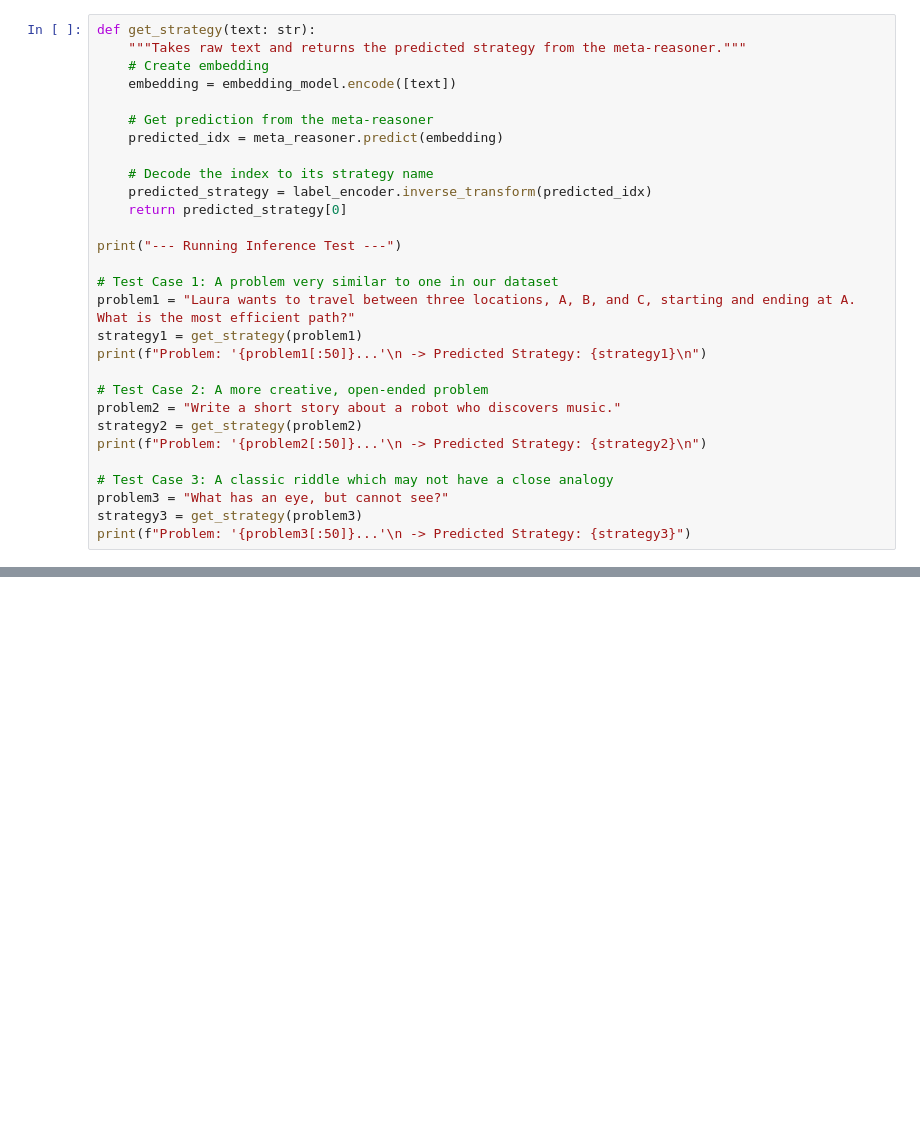
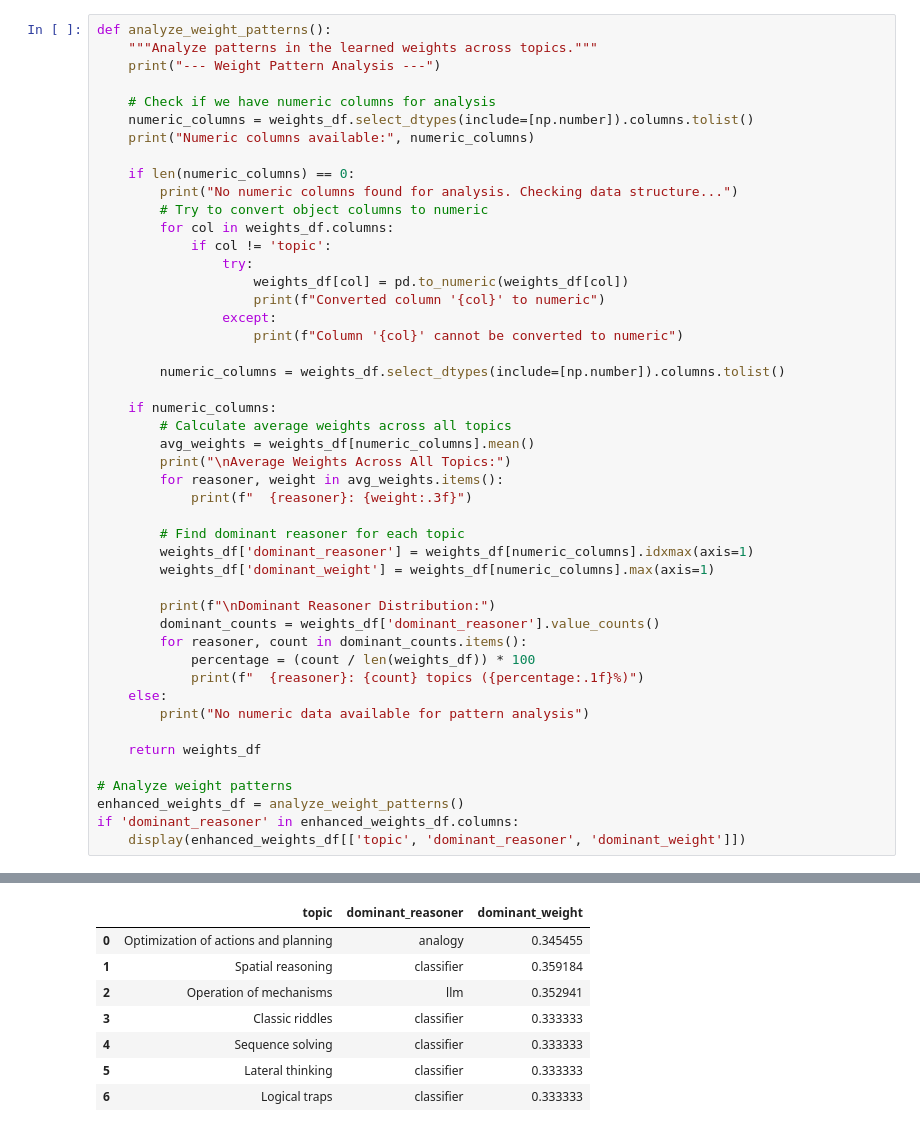
Before and after one commit to ShanmugaRamana/agentic-reasoning-engine, a Jupyter notebook: notebooks/07_meta_reasoner_evaluation.ipynb, the cells around one changed output, grey strips where cells are left out. Saved outputs shown, nothing was run; the diff lists cells and outputs as text; blank space fills up the shorter version.

```diff
--- a/notebooks/07_meta_reasoner_evaluation.ipynb
+++ b/notebooks/07_meta_reasoner_evaluation.ipynb
@@ -82,30 +108,48 @@ plt.show()
 # %%
-def get_strategy(text: str):
-    """Takes raw text and returns the predicted strategy from the meta-reasoner."""
-    # Create embedding
-    embedding = embedding_model.encode([text])
+def analyze_weight_patterns():
+    """Analyze patterns in the learned weights across topics."""
+    print("--- Weight Pattern Analysis ---")
 
-    # Get prediction from the meta-reasoner
-    predicted_idx = meta_reasoner.predict(embedding)
+    # Check if we have numeric columns for analysis
+    numeric_columns = weights_df.select_dtypes(include=[np.number]).columns.tolist()
+    print("Numeric columns available:", numeric_columns)
 
-    # Decode the index to its strategy name
-    predicted_strategy = label_encoder.inverse_transform(predicted_idx)
-    return predicted_strategy[0]
+    if len(numeric_columns) == 0:
+        print("No numeric columns found for analysis. Checking data structure...")
+        # Try to convert object columns to numeric
+        for col in weights_df.columns:
+            if col != 'topic':
+                try:
+                    weights_df[col] = pd.to_numeric(weights_df[col])
+                    print(f"Converted column '{col}' to numeric")
+                except:
+                    print(f"Column '{col}' cannot be converted to numeric")
 
-print("--- Running Inference Test ---")
+        numeric_columns = weights_df.select_dtypes(include=[np.number]).columns.tolist()
 
-# Test Case 1: A problem very similar to one in our dataset
-problem1 = "Laura wants to travel between three locations, A, B, and C, starting and ending at A. What is the most efficient path?"
-strategy1 = get_strategy(problem1)
-print(f"Problem: '{problem1[:50]}...'\n -> Predicted Strategy: {strategy1}\n")
+    if numeric_columns:
+        # Calculate average weights across all topics
+        avg_weights = weights_df[numeric_columns].mean()
+        print("\nAverage Weights Across All Topics:")
+        for reasoner, weight in avg_weights.items():
+            print(f"  {reasoner}: {weight:.3f}")
 
-# Test Case 2: A more creative, open-ended problem
-problem2 = "Write a short story about a robot who discovers music."
-strategy2 = get_strategy(problem2)
-print(f"Problem: '{problem2[:50]}...'\n -> Predicted Strategy: {strategy2}\n")
+        # Find dominant reasoner for each topic
+        weights_df['dominant_reasoner'] = weights_df[numeric_columns].idxmax(axis=1)
+        weights_df['dominant_weight'] = weights_df[numeric_columns].max(axis=1)
 
-# Test Case 3: A classic riddle which may not have a close analogy
-problem3 = "What has an eye, but cannot see?"
-strategy3 = get_strategy(problem3)
-print(f"Problem: '{problem3[:50]}...'\n -> Predicted Strategy: {strategy3}")
+        print(f"\nDominant Reasoner Distribution:")
+        dominant_counts = weights_df['dominant_reasoner'].value_counts()
+        for reasoner, count in dominant_counts.items():
+            percentage = (count / len(weights_df)) * 100
+            print(f"  {reasoner}: {count} topics ({percentage:.1f}%)")
+    else:
+        print("No numeric data available for pattern analysis")
+
+    return weights_df
+
+# Analyze weight patterns
+enhanced_weights_df = analyze_weight_patterns()
+if 'dominant_reasoner' in enhanced_weights_df.columns:
+    display(enhanced_weights_df[['topic', 'dominant_reasoner', 'dominant_weight']])
 # %% [output]
@@ -121 +168,9 @@ Problem: 'What has an eye, but cannot see?...'
+|  | topic | dominant_reasoner | dominant_weight |
+| 0 | Optimization of actions and planning | analogy | 0.345455 |
+| 1 | Spatial reasoning | classifier | 0.359184 |
+| 2 | Operation of mechanisms | llm | 0.352941 |
+| 3 | Classic riddles | classifier | 0.333333 |
+| 4 | Sequence solving | classifier | 0.333333 |
+| 5 | Lateral thinking | classifier | 0.333333 |
+| 6 | Logical traps | classifier | 0.333333 |
 # %%
```
Also changed, not shown: parts of 10 cells of this notebook, 27 other files.
